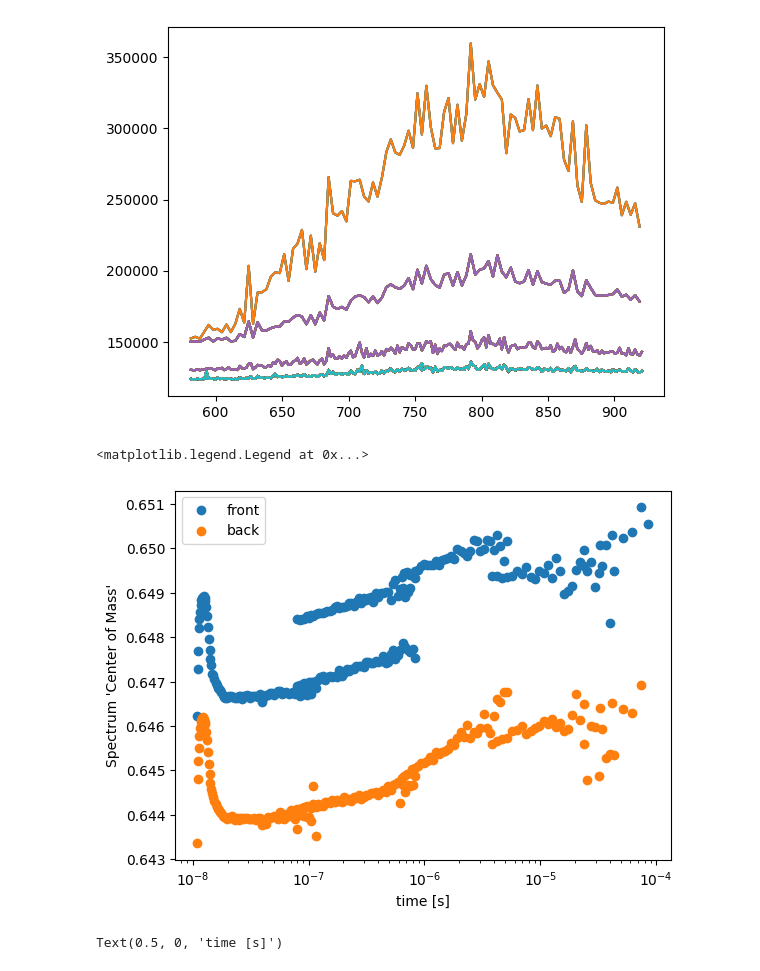
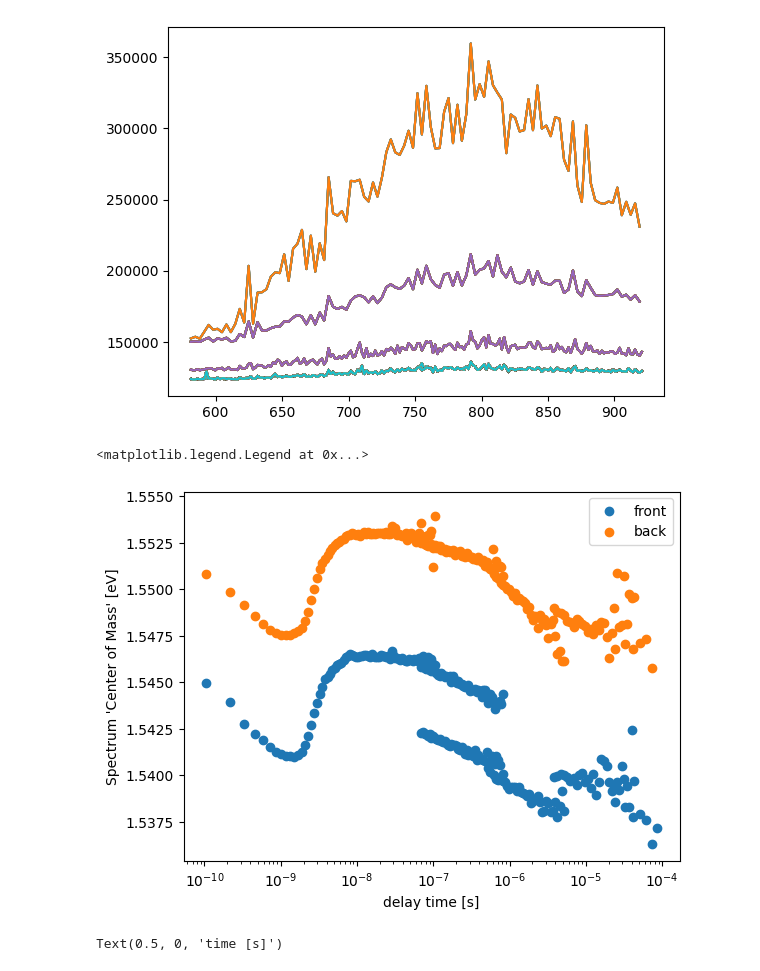
Before and after one commit to MimaxSimm/trPL_Analysis, a Jupyter notebook: trPL-Spectras.ipynb, the cells around one changed output. Drawn from its saved outputs; the diff is of its cells as text; code cells hidden in the pictures.

```diff
--- a/trPL-Spectras.ipynb
+++ b/trPL-Spectras.ipynb
@@ -294,15 +491,15 @@ array(['M02t16_11p0-115ns_1p9nsGate.asc',
        'M02t16_24000-85700ns_2500nsGate.asc'], dtype='<U39')
 [figure]
 # %%
-plt.scatter(trPLs.stitch_t, 1/trPLs.CoM_spectras, label = "front")
-plt.scatter(trPLs_BS.stitch_t, 1/trPLs_BS.CoM_spectras, label = "back")
+plt.scatter(trPLs.stitch_t-trPLs.stitch_t[0], trPLs.CoM_spectras, label = "front")
+plt.scatter(trPLs_BS.stitch_t-trPLs_BS.stitch_t[0], trPLs_BS.CoM_spectras, label = "back")
 plt.xscale("log")
-plt.ylabel("Spectrum 'Center of Mass'")
-plt.xlabel("time [s]")
+plt.ylabel("Spectrum 'Center of Mass' [eV]" )
+plt.xlabel("delay time [s]")
 plt.legend()
 # %% [output]
 <matplotlib.legend.Legend at 0x...>
-[figure, old version]
+[figure, new version]
 # %%
 #plt.scatter(trPLs.stitch_t, integral_L/integral_R)
 plt.scatter(trPLs.stitch_t, 1/CoM)
```
Also changed, not shown: parts of 10 cells of this notebook.
